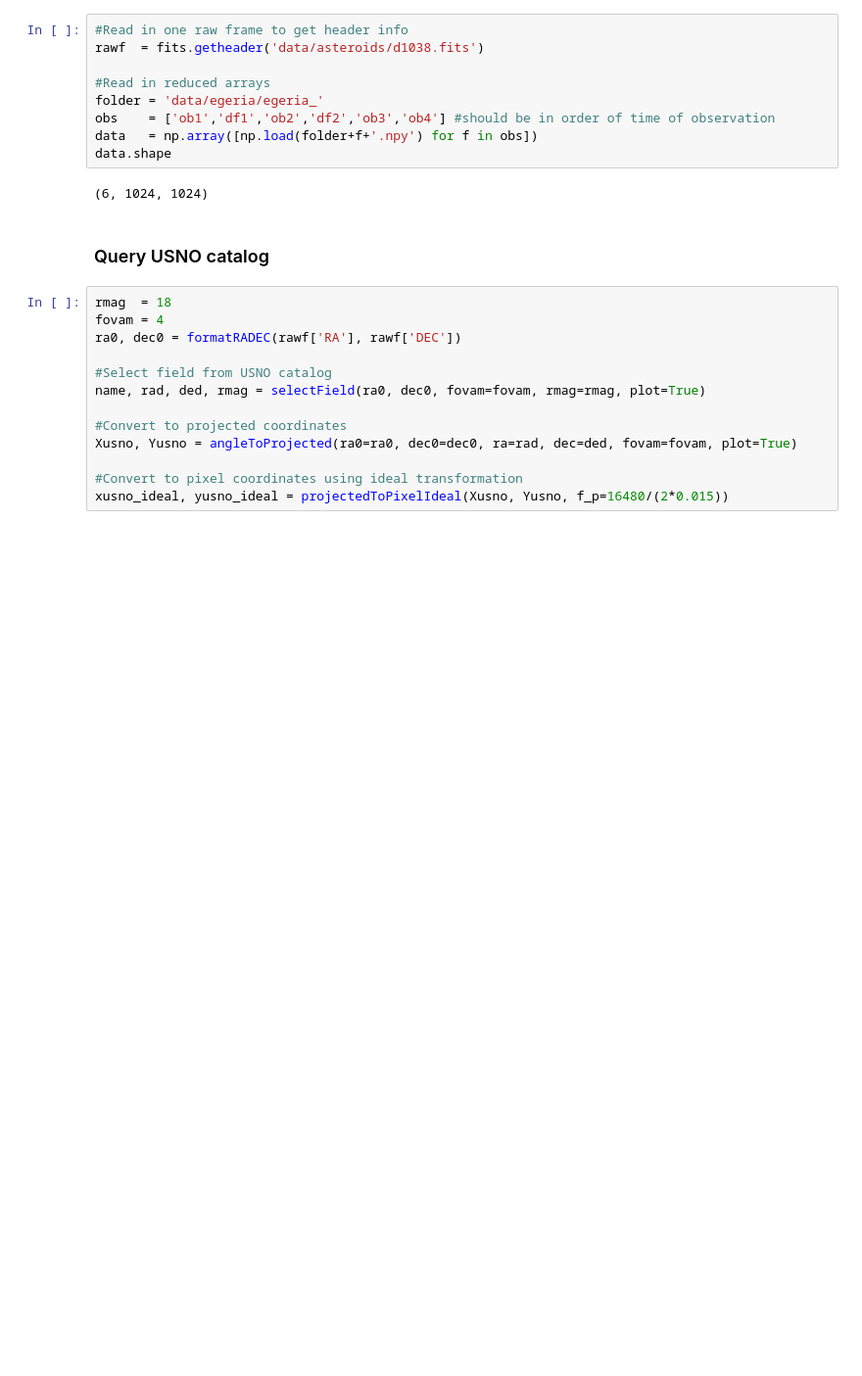
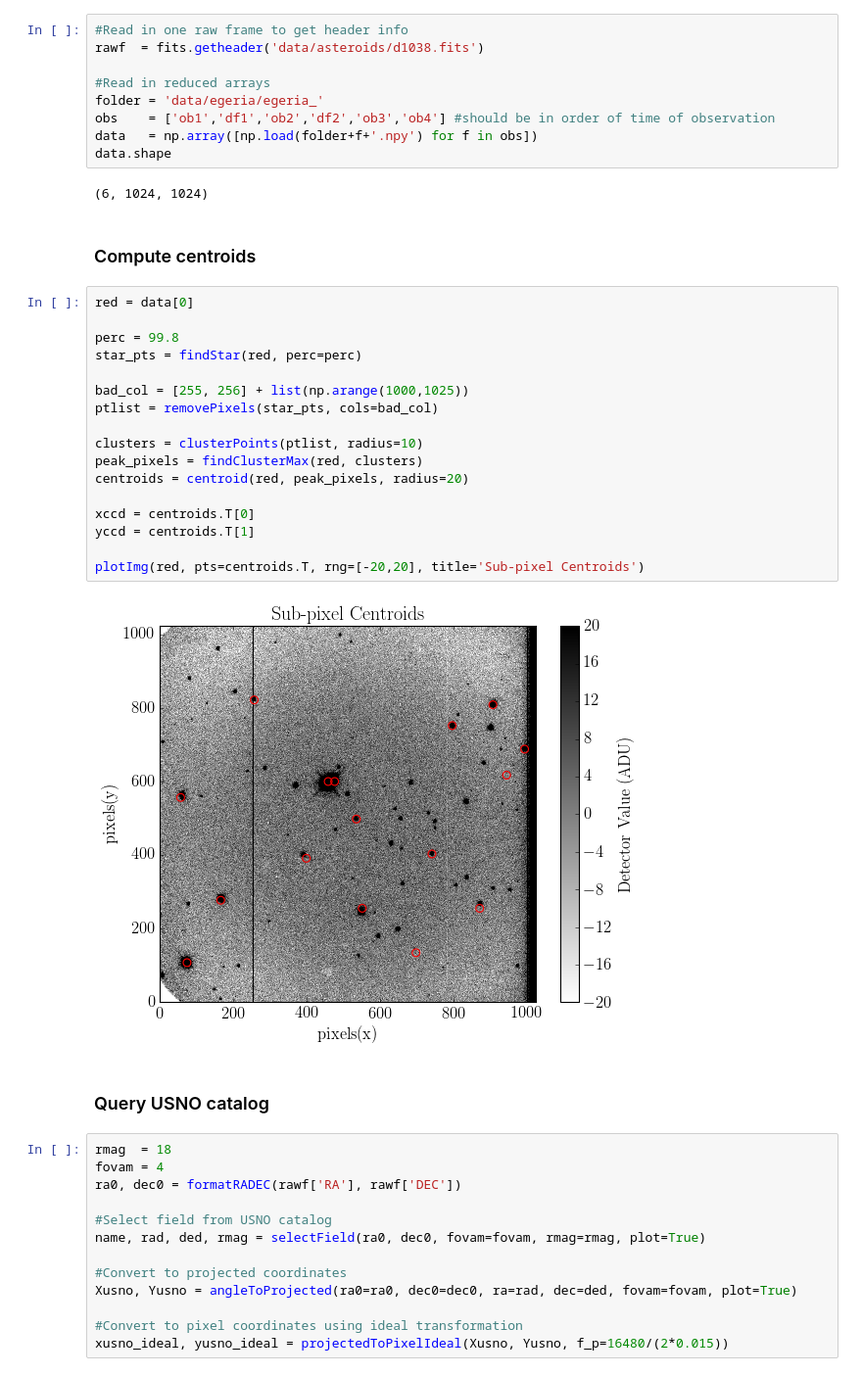
Before and after one commit to jbirky/AsteroidAstrometry, a Jupyter notebook: positions.ipynb, the cells around one changed output. Shown at 98% size. Saved outputs shown, nothing was run; the diff lists cells and outputs as text; blank space fills up the shorter version.

```diff
--- a/positions.ipynb
+++ b/positions.ipynb
@@ -57,6 +110,27 @@ data   = np.array([np.load(folder+f+'.npy') for f in obs])
 data.shape
 # %% [output]
 (6, 1024, 1024)
+# %% [markdown]
+### Compute centroids
+# %%
+red = data[0]
+
+perc = 99.8
+star_pts = findStar(red, perc=perc)
+
+bad_col = [255, 256] + list(np.arange(1000,1025))
+ptlist = removePixels(star_pts, cols=bad_col)
+
+clusters = clusterPoints(ptlist, radius=10)
+peak_pixels = findClusterMax(red, clusters)
+centroids = centroid(red, peak_pixels, radius=20)
+
+xccd = centroids.T[0]
+yccd = centroids.T[1]
+
+plotImg(red, pts=centroids.T, rng=[-20,20], title='Sub-pixel Centroids')
+# %% [output]
+[figure, added]
 # %% [markdown]
 ### Query USNO catalog
 # %%
```
Also changed, not shown: parts of 10 cells of this notebook, 1 other file.
